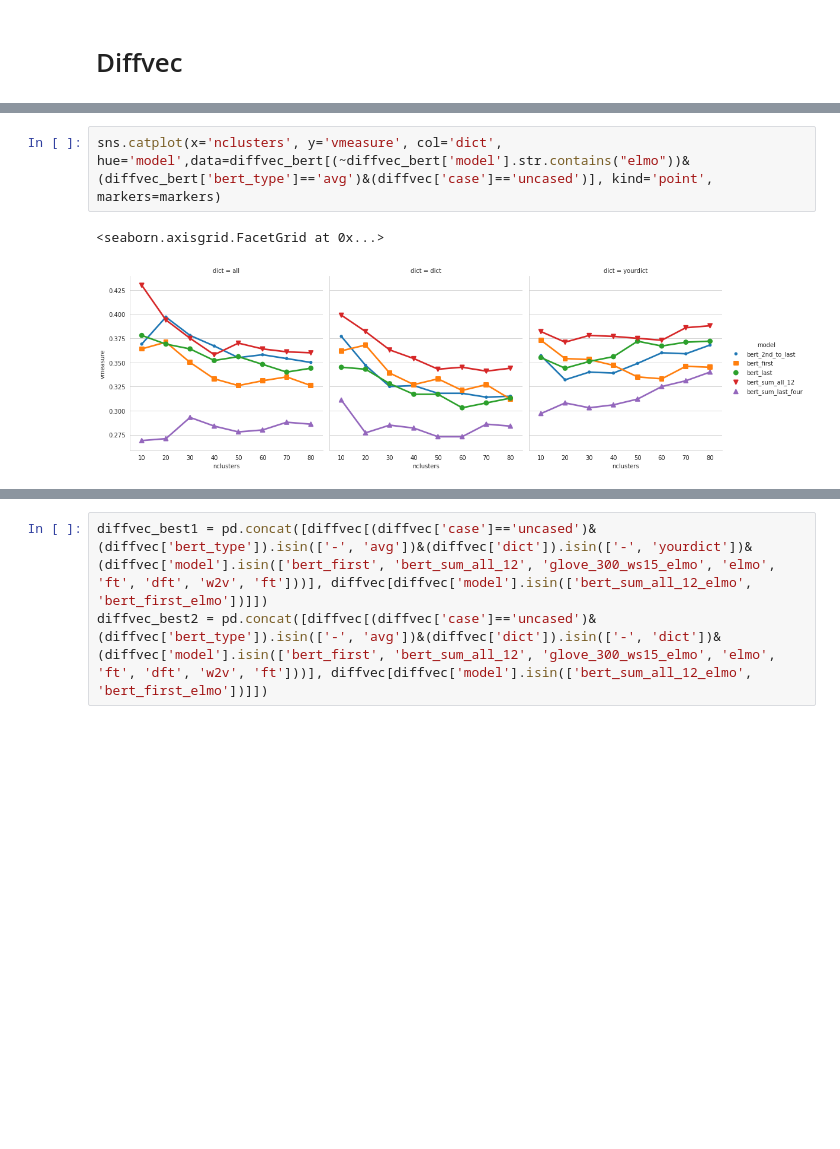
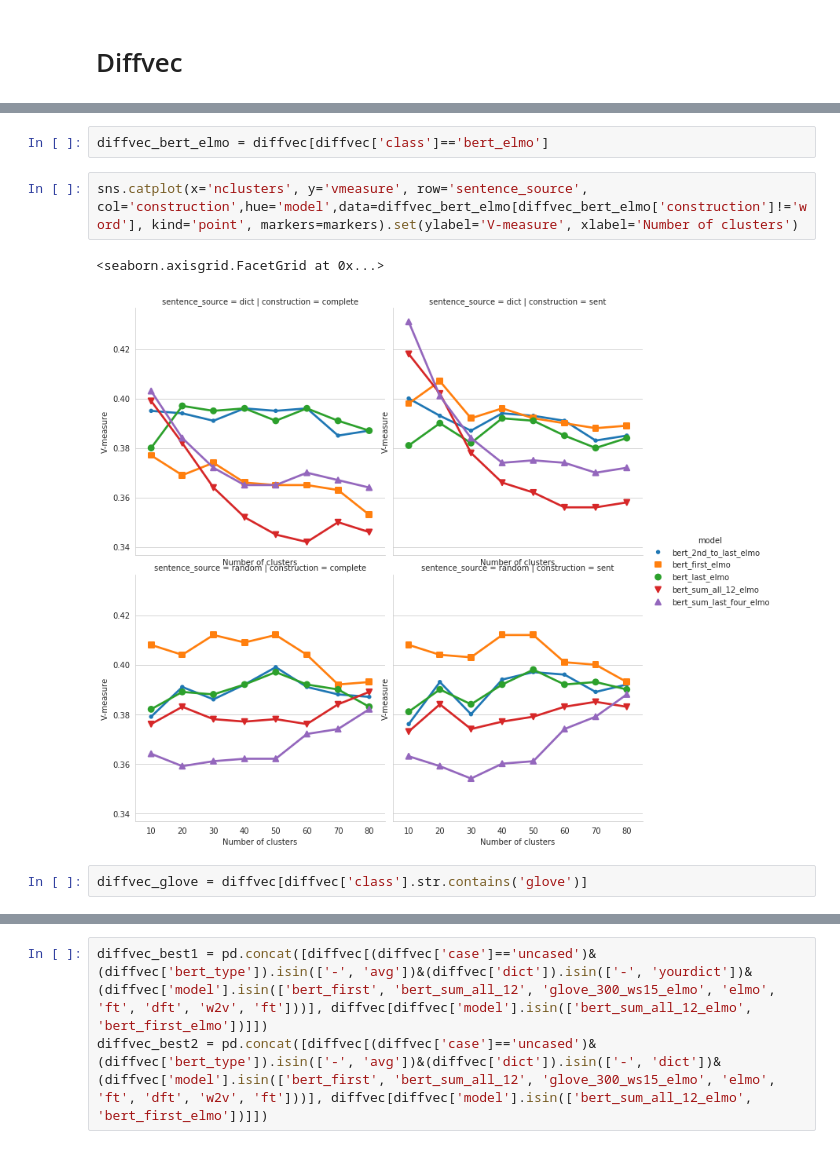
Before and after one commit to furra/contextual_embeddings, a Jupyter notebook: graph_results.ipynb, the cells around one changed output, grey strips where cells are left out. Cells and saved outputs as stored; diff of their text form; blank space fills up the shorter version.

```diff
--- a/graph_results.ipynb
+++ b/graph_results.ipynb
@@ -179,5 +202,9 @@ sns.catplot(x='nclusters', y='vmeasure', col='case', row='dict',hue='model',data
+# %%
+diffvec_bert_elmo = diffvec[diffvec['class']=='bert_elmo']
 # %%
-sns.catplot(x='nclusters', y='vmeasure', col='dict', hue='model',data=diffvec_bert[(~diffvec_bert['model'].str.contains("elmo"))&(diffvec_bert['bert_type']=='avg')&(diffvec['case']=='uncased')], kind='point', markers=markers)
+sns.catplot(x='nclusters', y='vmeasure', row='sentence_source', col='construction',hue='model',data=diffvec_bert_elmo[diffvec_bert_elmo['construction']!='word'], kind='point', markers=markers).set(ylabel='V-measure', xlabel='Number of clusters')
 # %% [output]
 <seaborn.axisgrid.FacetGrid at 0x...>
-[figure, old version]
+[figure, new version]
+# %%
+diffvec_glove = diffvec[diffvec['class'].str.contains('glove')]
```
Also changed, not shown: parts of 41 cells of this notebook, 4 other files.
